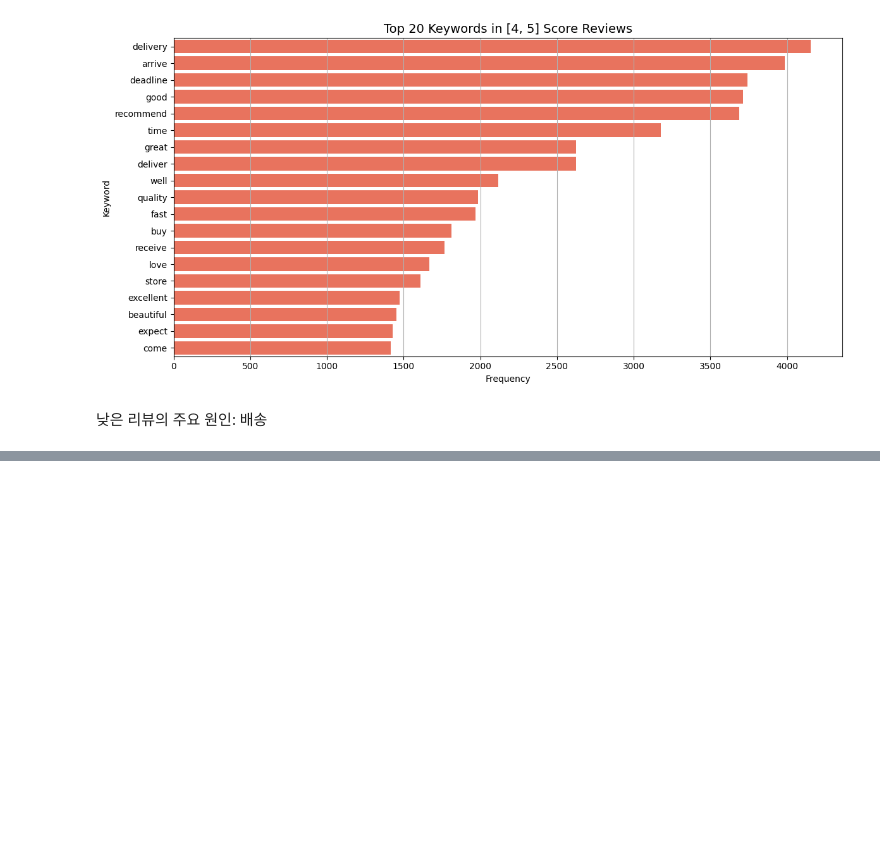
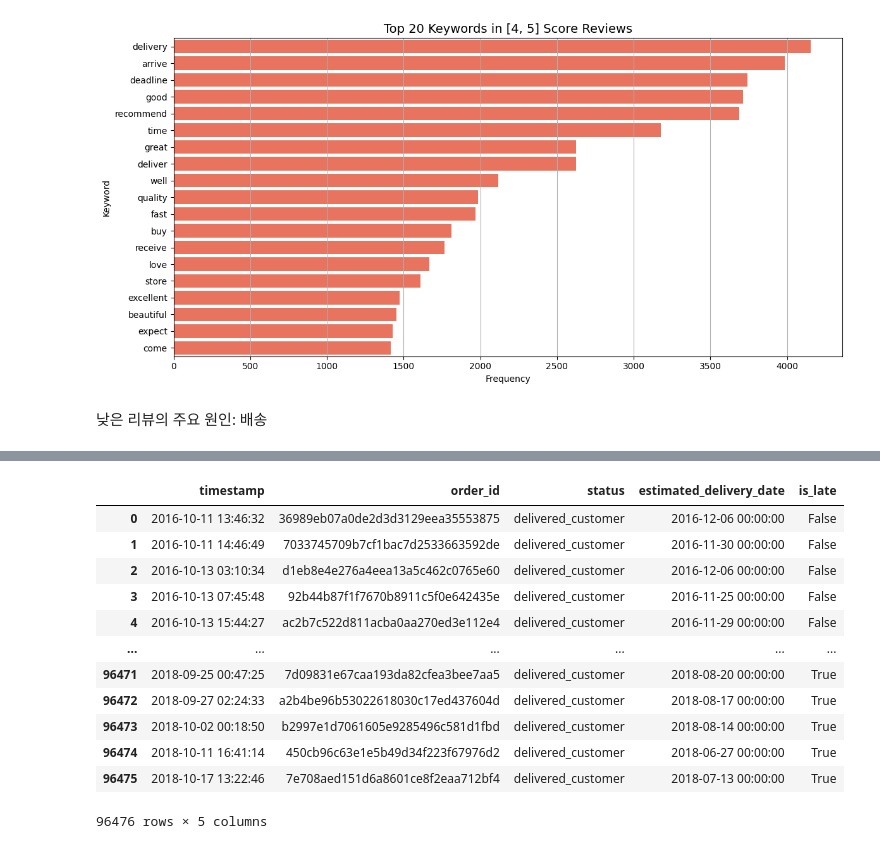
Before and after one commit to jmhwang-dev/e-commerce, a Jupyter notebook: notebooks/pandas/eda/low_rating_review.ipynb, the cells around one changed output, grey strips where cells are left out. Saved outputs shown, nothing was run; the diff lists cells and outputs as text; code cells hidden in the pictures; blank space fills up the shorter version.

```diff
--- a/notebooks/pandas/eda/low_rating_review.ipynb
+++ b/notebooks/pandas/eda/low_rating_review.ipynb
@@ -135,3 +135,7 @@ plt.show()
 [figure]
 # %% [markdown]
 낮은 리뷰의 주요 원인: 배송
+# %%
+order_status_path = "../../../downloads/olist_redefined/order_status.tsv"
+order_status_df = pd.read_csv(order_status_path, sep='\t')
+# order_status_df.head()
@@ -137,0 +187,17 @@ plt.show()
+# %%
+merged_order_df['is_late'] = pd.to_datetime(merged_order_df['timestamp']) > pd.to_datetime(merged_order_df['estimated_delivery_date'])
+merged_order_df
+# %% [output]
+|  | timestamp | order_id | status | estimated_delivery_date | is_late |
+| 0 | 2016-10-11 13:46:32 | 36989eb07a0de2d3d3129eea35553875 | delivered_customer | 2016-12-06 00:00:00 | False |
+| 1 | 2016-10-11 14:46:49 | 7033745709b7cf1bac7d2533663592de | delivered_customer | 2016-11-30 00:00:00 | False |
+| 2 | 2016-10-13 03:10:34 | d1eb8e4e276a4eea13a5c462c0765e60 | delivered_customer | 2016-12-06 00:00:00 | False |
+| 3 | 2016-10-13 07:45:48 | 92b44b87f1f7670b8911c5f0e642435e | delivered_customer | 2016-11-25 00:00:00 | False |
+| 4 | 2016-10-13 15:44:27 | ac2b7c522d811acba0aa270ed3e112e4 | delivered_customer | 2016-11-29 00:00:00 | False |
+| ... | ... | ... | ... | ... | ... |
+| 96471 | 2018-09-25 00:47:25 | 7d09831e67caa193da82cfea3bee7aa5 | delivered_customer | 2018-08-20 00:00:00 | True |
+| 96472 | 2018-09-27 02:24:33 | a2b4be96b53022618030c17ed437604d | delivered_customer | 2018-08-17 00:00:00 | True |
+| 96473 | 2018-10-02 00:18:50 | b2997e1d7061605e9285496c581d1fbd | delivered_customer | 2018-08-14 00:00:00 | True |
+| 96474 | 2018-10-11 16:41:14 | 450cb96c63e1e5b49d34f223f67976d2 | delivered_customer | 2018-06-27 00:00:00 | True |
+| 96475 | 2018-10-17 13:22:46 | 7e708aed151d6a8601ce8f2eaa712bf4 | delivered_customer | 2018-07-13 00:00:00 | True |
+96476 rows × 5 columns
```
Also changed, not shown: parts of 6 cells of this notebook.
